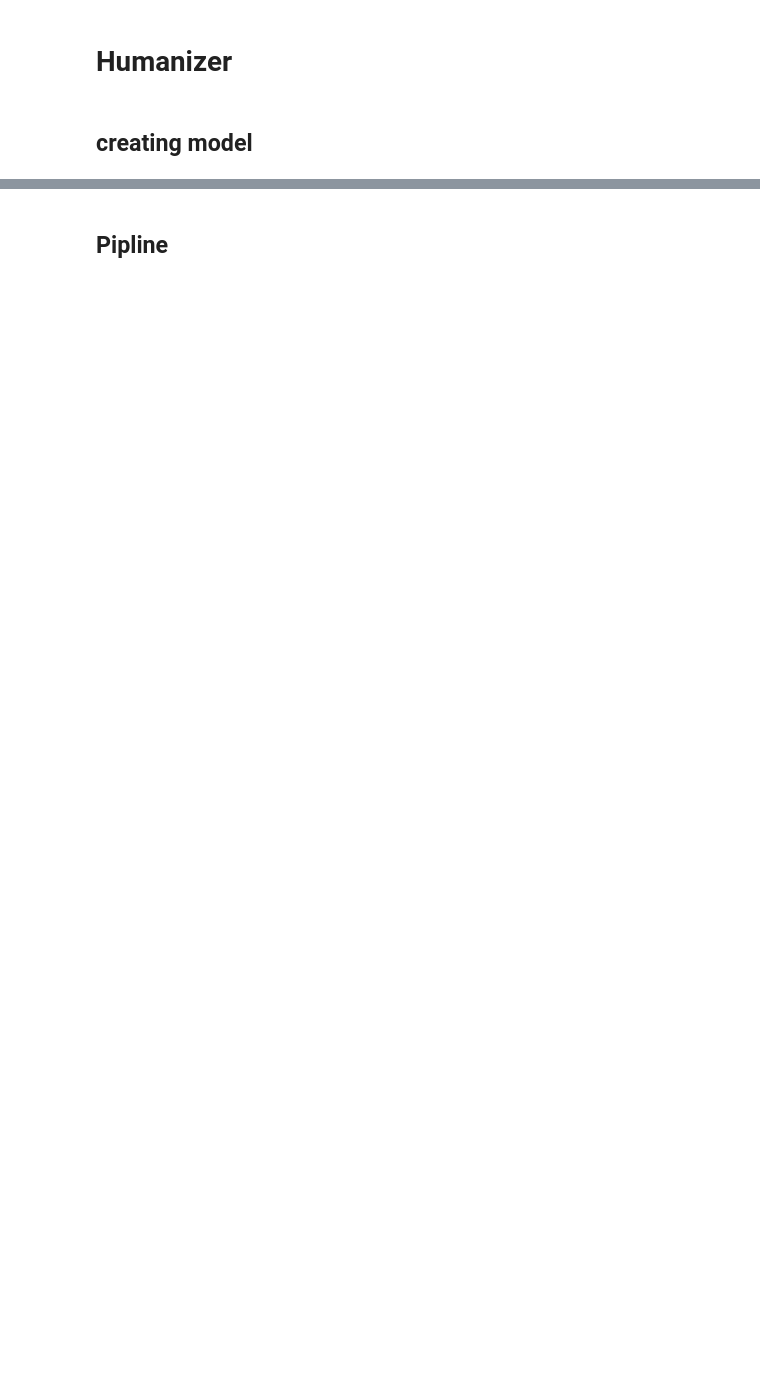
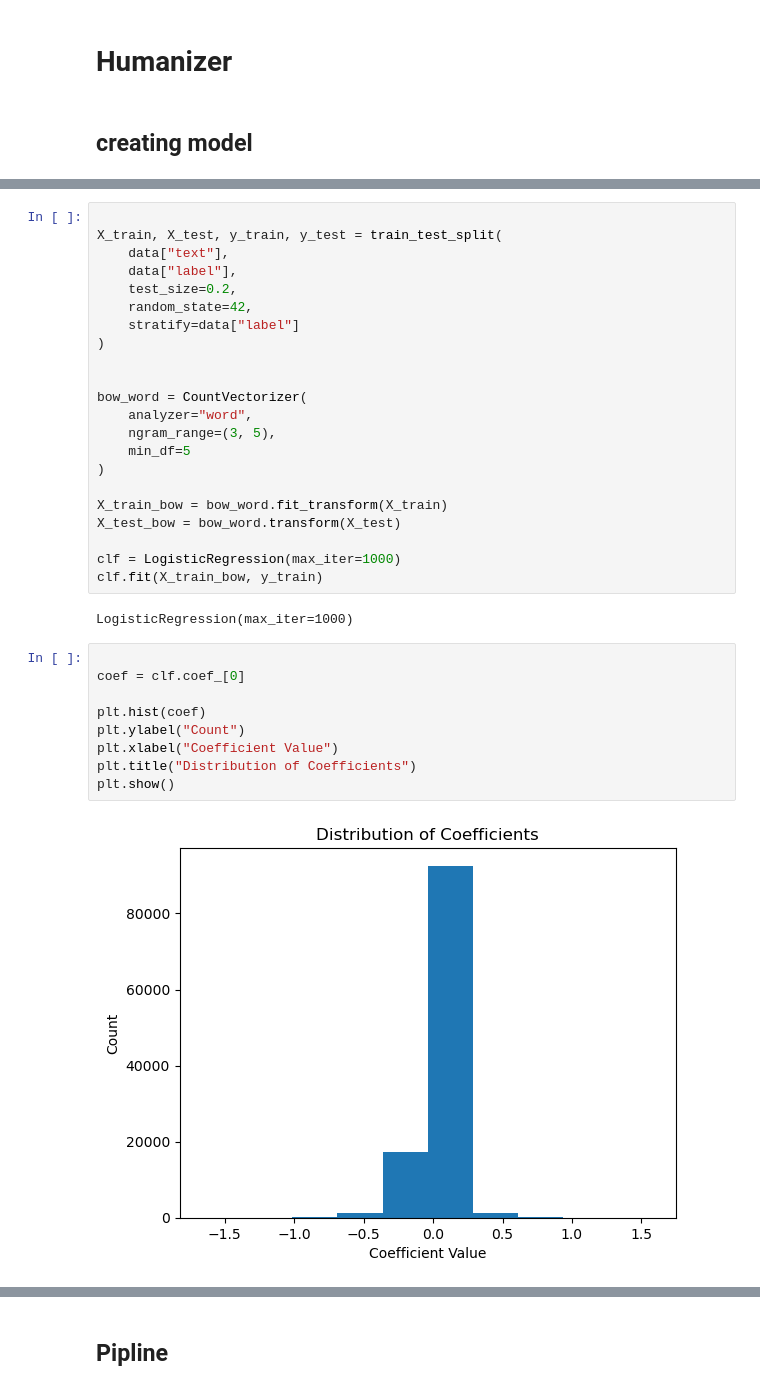
Before and after one commit to BenGaistAI/ai_detection, a Jupyter notebook: main_notebook.ipynb, the cells around one changed output, grey strips where cells are left out. Saved outputs shown, nothing was run; the diff lists cells and outputs as text; blank space fills up the shorter version.

```diff
--- a/main_notebook.ipynb
+++ b/main_notebook.ipynb
@@ -2793,0 +2811,35 @@ data
+# %%
+
+X_train, X_test, y_train, y_test = train_test_split(
+    data["text"],
+    data["label"],
+    test_size=0.2,
+    random_state=42,
+    stratify=data["label"]
+)
+
+
+bow_word = CountVectorizer(
+    analyzer="word",
+    ngram_range=(3, 5),
+    min_df=5
+)
+
+X_train_bow = bow_word.fit_transform(X_train)
+X_test_bow = bow_word.transform(X_test)
+
+clf = LogisticRegression(max_iter=1000)
+clf.fit(X_train_bow, y_train)
+# %% [output]
+LogisticRegression(max_iter=1000)
+# %%
+
+coef = clf.coef_[0]
+
+plt.hist(coef)
+plt.ylabel("Count")
+plt.xlabel("Coefficient Value")
+plt.title("Distribution of Coefficients")
+plt.show()
+# %% [output]
+[figure, added]
```
Also changed, not shown: parts of 60 cells of this notebook.
